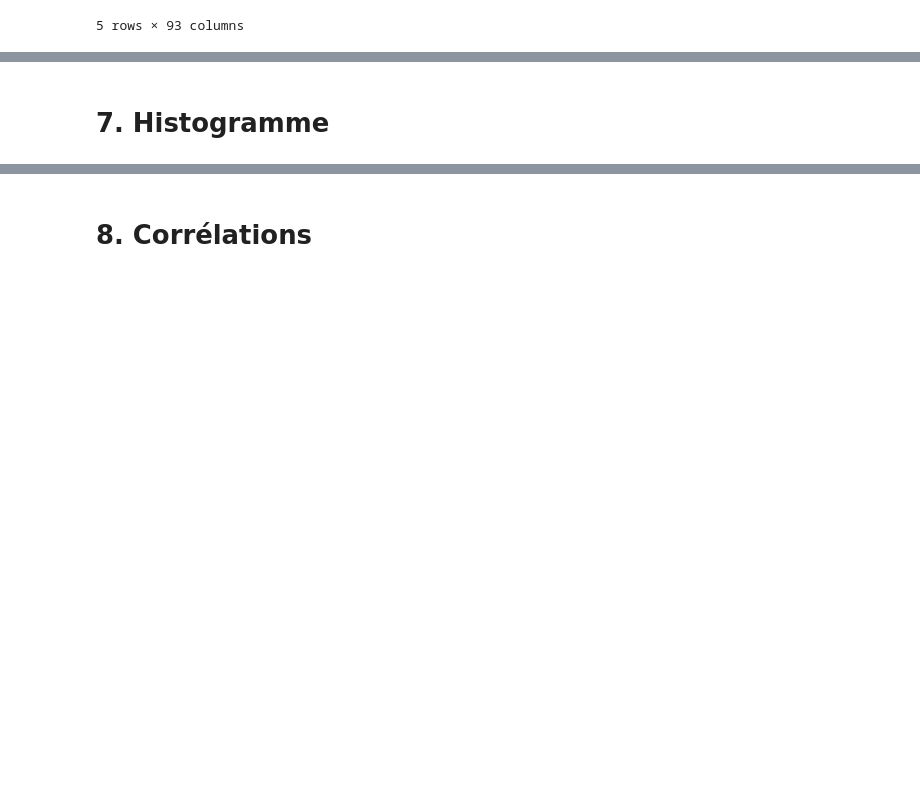
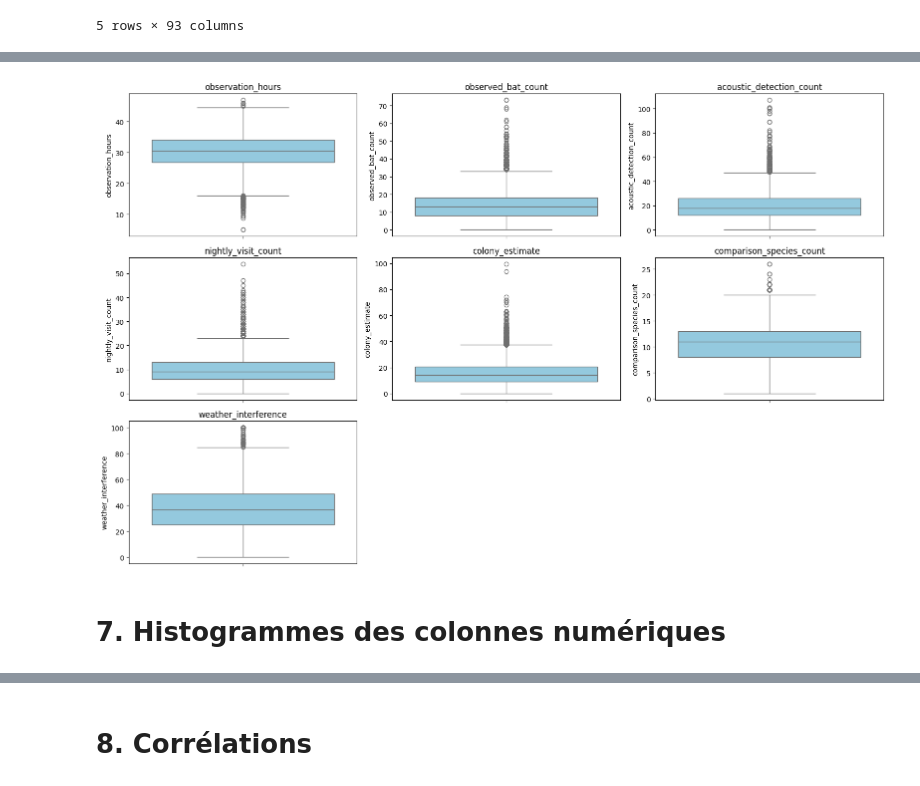
Before and after one commit to HananeDjouadi/G05-DataMining-2627, a Jupyter notebook: data/ecology/bat_surveys.ipynb, the cells around one changed output, grey strips where cells are left out. Cells and saved outputs as stored; diff of their text form; code cells hidden in the pictures; blank space fills up the shorter version.

Commit message:
ajout des histo + boxplot: loi normal, puissance => on n'enleve pas les valeurs aberrantes car valeurs reels biologiques

```diff
--- a/data/ecology/bat_surveys.ipynb
+++ b/data/ecology/bat_surveys.ipynb
@@ -569,0 +576,12 @@ Nouvelles dimensions du dataset : (4992, 93)
+# %%
+# Sélection des véritables variables quantitatives
+cols_mesures = [
+    'observation_hours', 'observed_bat_count', 'acoustic_detection_count',
+    'nightly_visit_count', 'colony_estimate', 'comparison_species_count',
+    'weather_interference'
+]
+
+# Générer le tableau statistique pour traquer les valeurs aberrantes
+display(df[cols_mesures].describe())
+
+print(df[cols_mesures].isna().sum())
@@ -570,2 +606,16 @@ Nouvelles dimensions du dataset : (4992, 93)
+# %%
+# Configuration de la taille globale de la figure
+plt.figure(figsize=(16, 10))
+
+# Boucle pour créer un boxplot pour chaque variable
+for i, col in enumerate(cols_mesures, 1):
+    plt.subplot(3, 3, i)
+    sns.boxplot(y=df[col], color="skyblue")
+    plt.title(col)
+
+plt.tight_layout()
+plt.show()
+# %% [output]
+[figure, added]
 # %% [markdown]
-# 7. Histogramme
+# 7. Histogrammes des colonnes numériques
```
Also changed, not shown: parts of 12 cells of this notebook.
